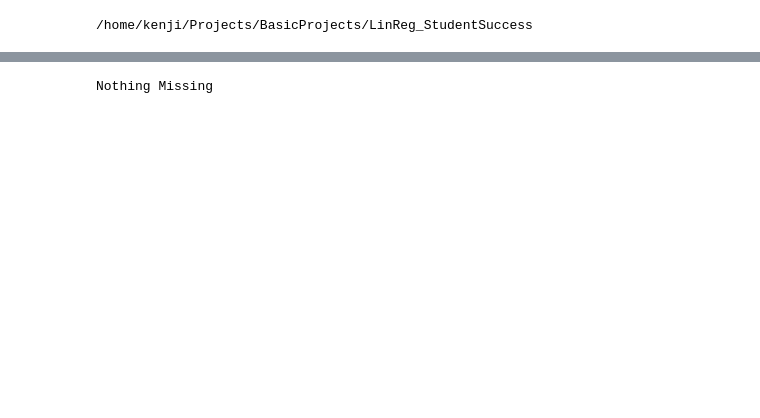
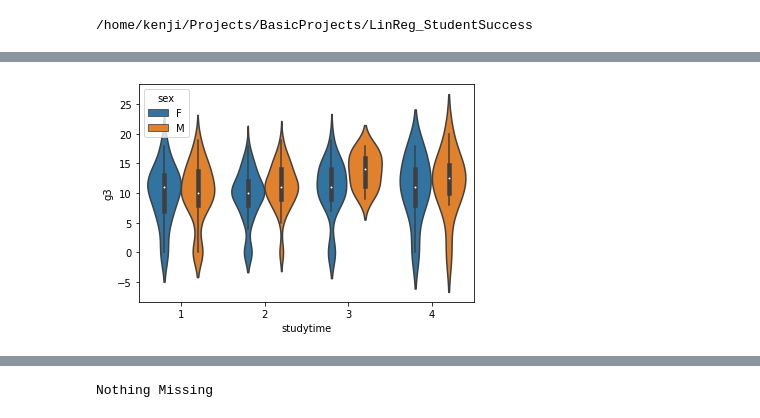
Before and after one commit to 333Kenji/StudentSuccess-LinReg, a Jupyter notebook: Notebooks/LogReg_StudentSucess.ipynb, the cells around one changed output, grey strips where cells are left out. Drawn from its saved outputs; the diff is of its cells as text; code cells hidden in the pictures; blank space fills up the shorter version.

```diff
--- a/Notebooks/LogReg_StudentSucess.ipynb
+++ b/Notebooks/LogReg_StudentSucess.ipynb
@@ -48,0 +162,5 @@ memory usage: 102.0+ KB
+# %%
+sns.violinplot(data=data, x=data.studytime, y="g3", hue='sex')
+plt.show()
+# %% [output]
+[figure, added]
```
Also changed, not shown: parts of 32 cells of this notebook.
